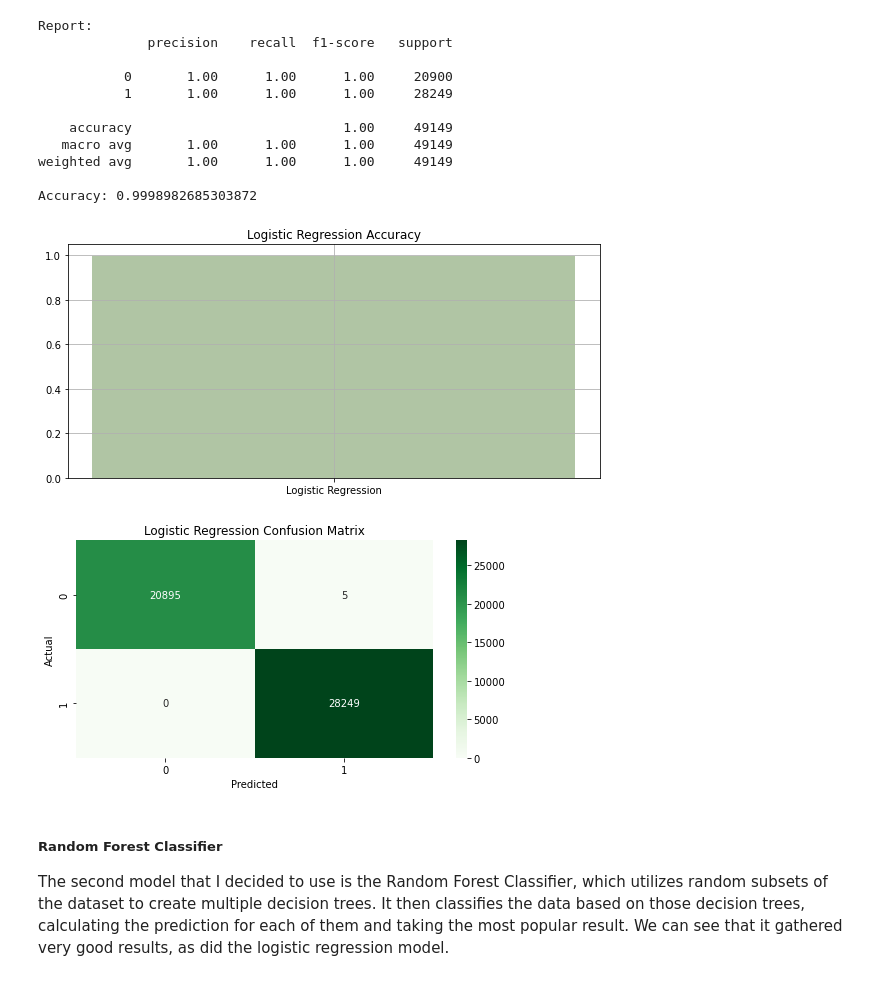
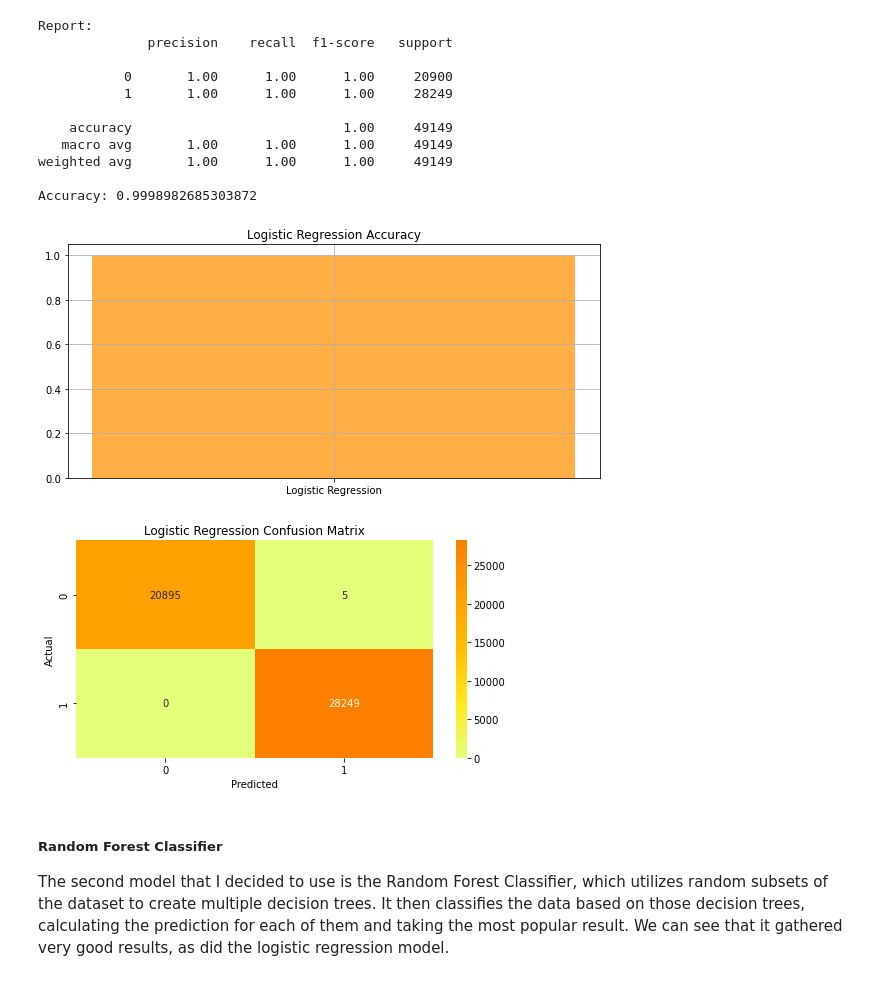
Before and after one commit to carolinedesat/ML_CA1, a Jupyter notebook: Caroline_ML_CA1.ipynb, the cells around one changed output. Cells and saved outputs as stored; diff of their text form; code cells hidden in the pictures.

```diff
--- a/Caroline_ML_CA1.ipynb
+++ b/Caroline_ML_CA1.ipynb
@@ -348,22 +347,22 @@ weighted avg       1.00      1.00      1.00     49149
 Accuracy: 0.9998982685303872
 # %%
 plt.figure(figsize=(8, 4))
-plt.bar(["Logistic Regression"], [lr_accuracy], color='#B0C5A4')
+plt.bar(["Logistic Regression"], [lr_accuracy], color='#FFAF45')
 plt.title("Logistic Regression Accuracy")
 plt.grid(True)
 plt.tight_layout()
 plt.show()
 # %% [output]
-[figure, old version]
+[figure, new version]
 # %%
 plt.figure(figsize=(8, 4))
-sns.heatmap(lr_confusion_matrix, annot=True, cmap='Greens', fmt='g')
+sns.heatmap(lr_confusion_matrix, annot=True, cmap='Wistia', fmt='g')
 plt.title("Logistic Regression Confusion Matrix")
 plt.xlabel("Predicted")
 plt.ylabel("Actual")
 plt.show()
 # %% [output]
-[figure, old version]
+[figure, new version]
 # %% [markdown]
 ##### Random Forest Classifier
 The second model that I decided to use is the Random Forest Classifier, which utilizes random subsets of the dataset to create multiple decision trees. It then classifies the data based on those decision trees, calculating the prediction for each of them and taking the most popular result. We can see that it gathered very good results, as did the logistic regression model.
```
Also changed, not shown: parts of 10 cells of this notebook.
